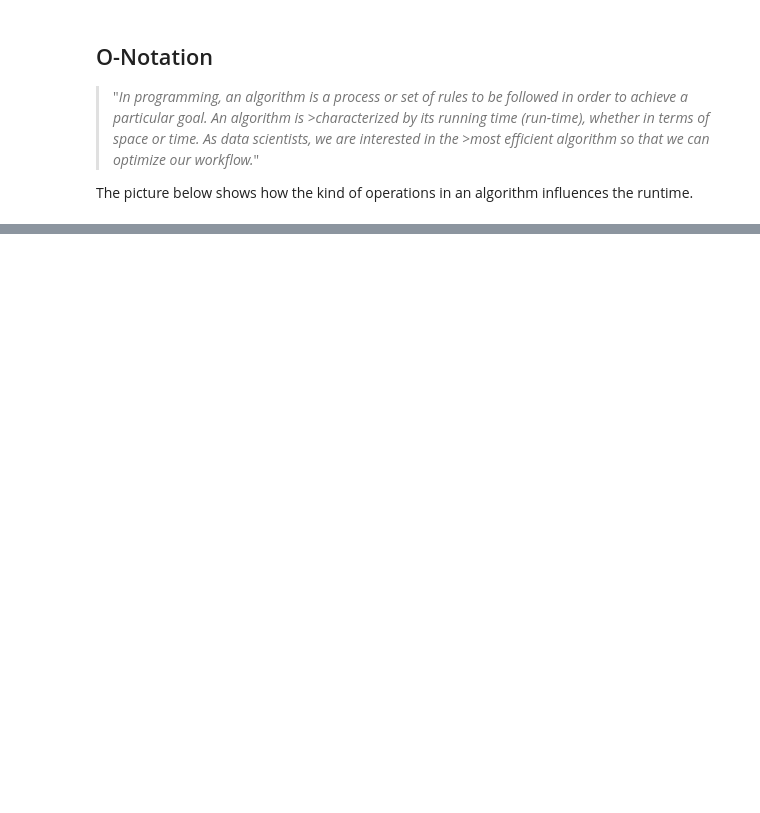
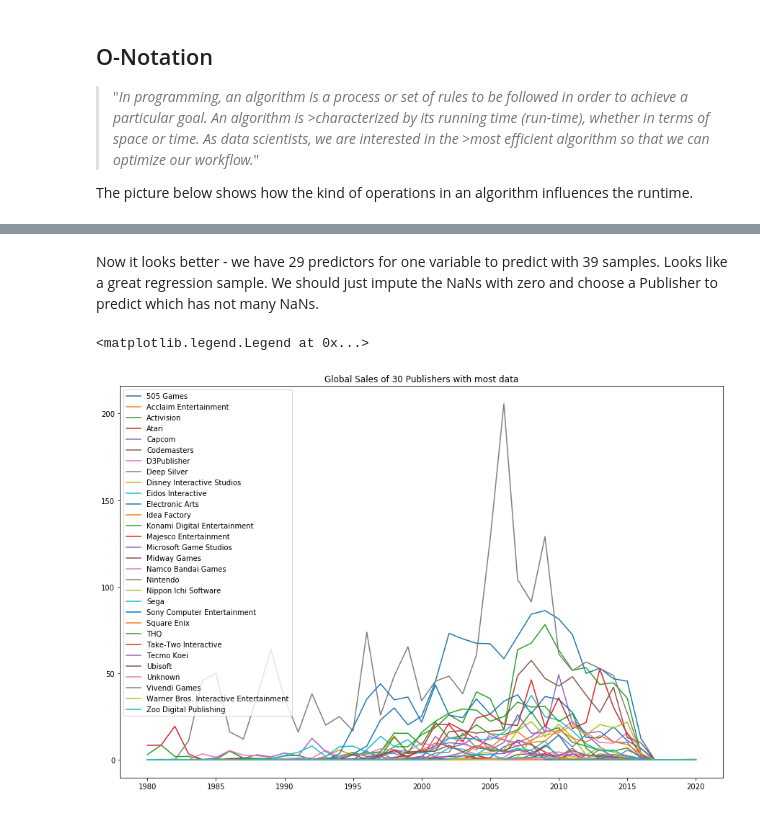
Before and after one commit to RageJohnny/algo_seminararbeit, a Jupyter notebook: DatavsDecision_ONot_GLMs.ipynb, the cells around one changed output, grey strips where cells are left out. Drawn from its saved outputs; the diff is of its cells as text; code cells hidden in the pictures; blank space fills up the shorter version.

```diff
--- a/DatavsDecision_ONot_GLMs.ipynb
+++ b/DatavsDecision_ONot_GLMs.ipynb
@@ -423,0 +178,5 @@ dtype: int64
+# %%
+gs = pd.DataFrame(df[df.Publisher.isin(pub.index)].groupby(['Year','Publisher']).sum().Global_Sales)
+gs = gs.unstack(level=-1)
+gs.columns = gs.columns.get_level_values(1)
+gs.head()
@@ -423,0 +192,13 @@ dtype: int64
+# %% [markdown]
+Now it looks better - we have 29 predictors for one variable to predict with 39 samples. Looks like a great regression sample. We should just impute the NaNs with zero and choose a Publisher to predict which has not many NaNs.
+# %%
+gs.isna().sum()
+gs = gs.fillna(0)
+
+plt.figure(figsize=[15,10])
+plt.plot(gs)
+plt.title('Global Sales of 30 Publishers with most data')
+plt.legend(gs.columns)
+# %% [output]
+<matplotlib.legend.Legend at 0x...>
+[figure, added]
```
Also changed, not shown: parts of 69 cells of this notebook, 3 other files.
